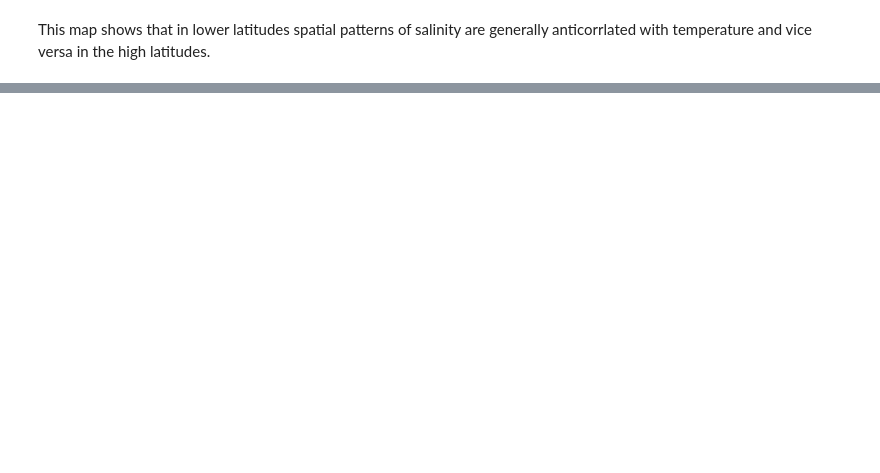
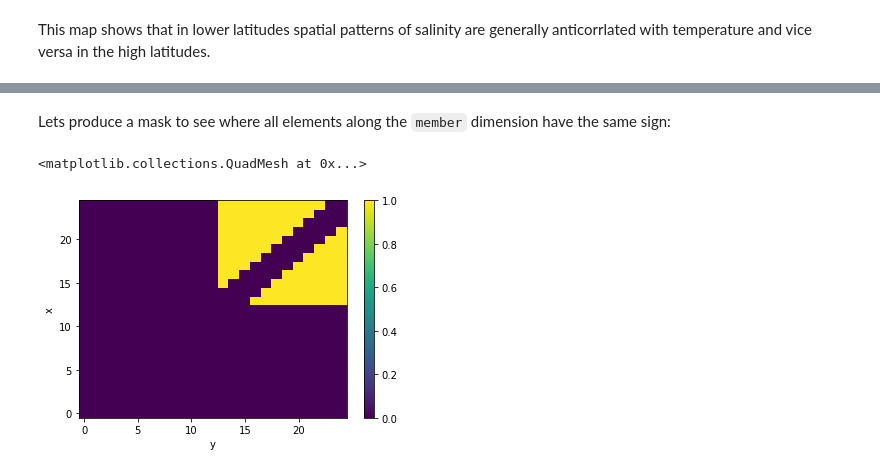
Before and after one commit to jbusecke/xarrayutils, a Jupyter notebook: doc/utils.ipynb, the cells around one changed output, grey strips where cells are left out. Drawn from its saved outputs; the diff is of its cells as text; code cells hidden in the pictures; blank space fills up the shorter version.

Commit message:
Add sign_agreement feature

```diff
--- a/doc/utils.ipynb
+++ b/doc/utils.ipynb
@@ -86,0 +118,9 @@ This map shows that in lower latitudes spatial patterns of salinity are generall
+# %% [markdown]
+Lets produce a mask to see where all elements along the `member` dimension have the same sign:
+# %%
+from xarrayutils.utils import sign_agreement
+
+sign_agreement(da, da.mean('member'), 'member', threshold=1.0).plot()
+# %% [output]
+<matplotlib.collections.QuadMesh at 0x...>
+[figure, added]
```
Also changed, not shown: parts of 12 cells of this notebook, 3 other files.
